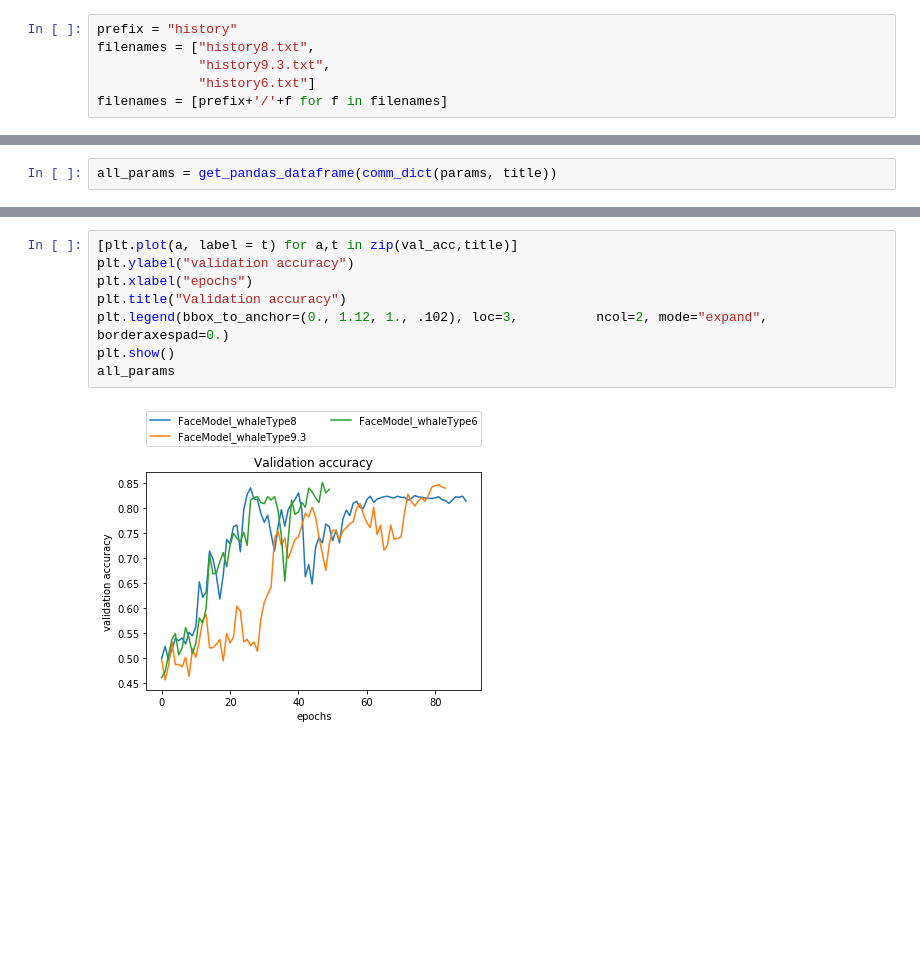
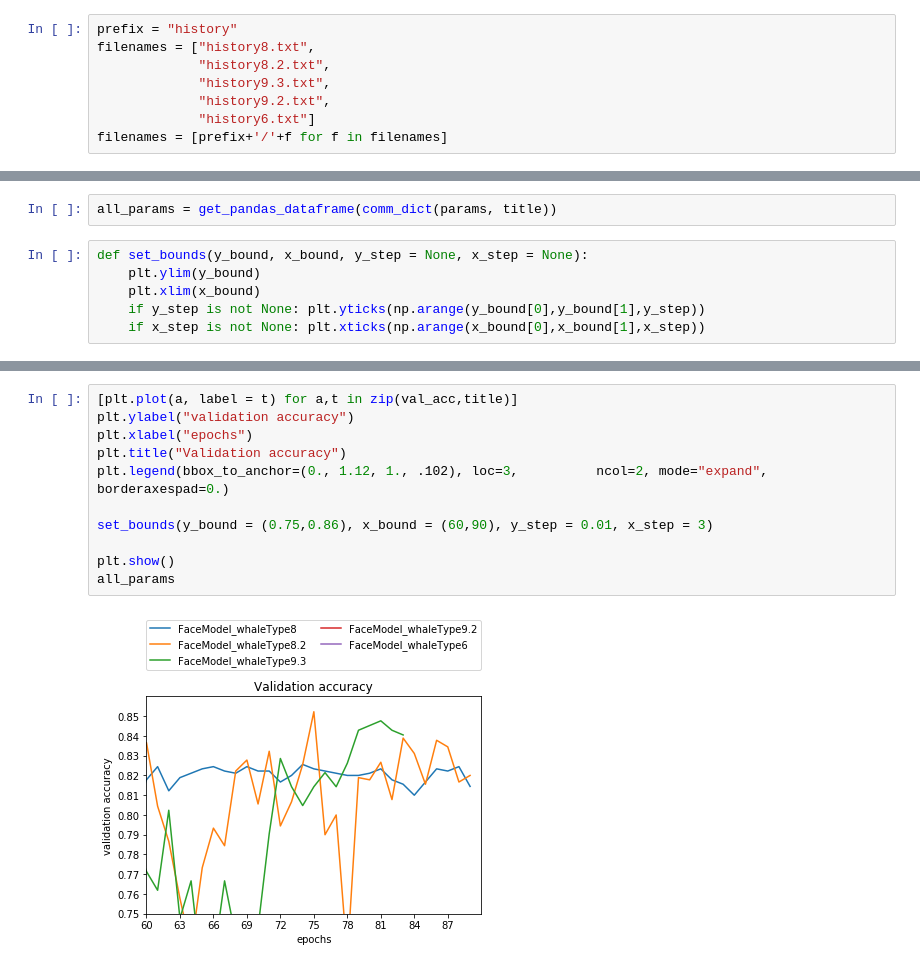
Before and after one commit to MrNeiron/Face_recognition, a Jupyter notebook: Monitor_train_process.ipynb, the cells around one changed output, grey strips where cells are left out. Cells and saved outputs as stored; diff of their text form; blank space fills up the shorter version.

```diff
--- a/Monitor_train_process.ipynb
+++ b/Monitor_train_process.ipynb
@@ -6,7 +8,9 @@ Using TensorFlow backend.
 # %%
 prefix = "history"
 filenames = ["history8.txt",
+             "history8.2.txt",
              "history9.3.txt",
+             "history9.2.txt",
              "history6.txt"]
 filenames = [prefix+'/'+f for f in filenames]
 # %%
@@ -34,6 +38,12 @@ for i in range(len(params)):
     params[i]["Val Loss"] = val_loss[i][-1]
 # %%
 all_params = get_pandas_dataframe(comm_dict(params, title))
+# %%
+def set_bounds(y_bound, x_bound, y_step = None, x_step = None):
+    plt.ylim(y_bound)
+    plt.xlim(x_bound)
+    if y_step is not None: plt.yticks(np.arange(y_bound[0],y_bound[1],y_step))
+    if x_step is not None: plt.xticks(np.arange(x_bound[0],x_bound[1],x_step))
 # %%
 [plt.plot(a, label = t) for a,t in zip(acc,title)]
 plt.ylabel("accuracy")
@@ -61,10 +74,13 @@ all_params
 # %%
 [plt.plot(a, label = t) for a,t in zip(val_acc,title)]
 plt.ylabel("validation accuracy")
 plt.xlabel("epochs")
 plt.title("Validation accuracy")
 plt.legend(bbox_to_anchor=(0., 1.12, 1., .102), loc=3,          ncol=2, mode="expand", borderaxespad=0.)
+
+set_bounds(y_bound = (0.75,0.86), x_bound = (60,90), y_step = 0.01, x_step = 3)
+
 plt.show()
 all_params
 # %% [output]
-[figure, old version]
+[figure, new version]
```
Also changed, not shown: parts of 5 cells of this notebook, 9 other files.
